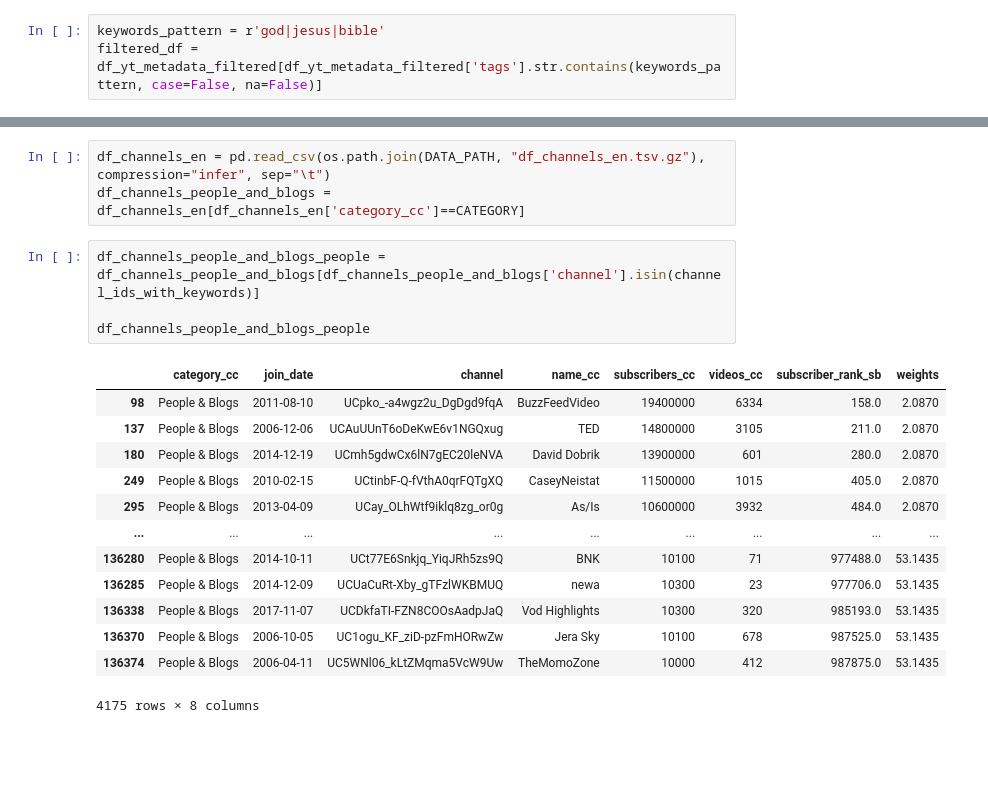
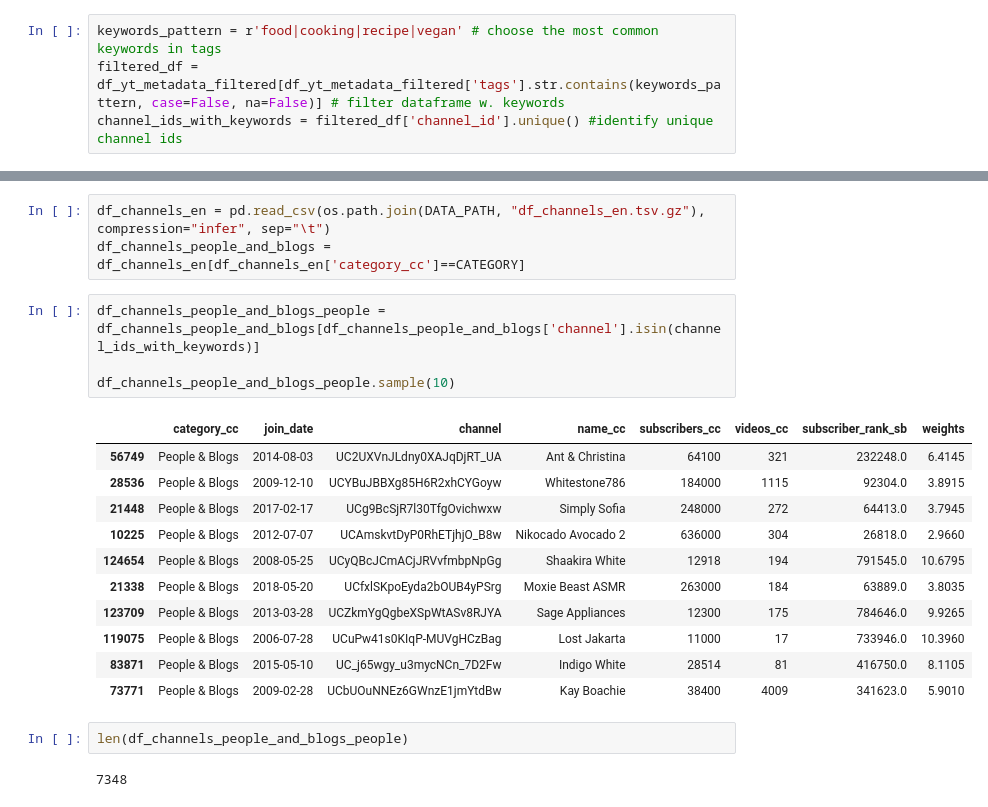
Before and after one commit to kamilmellouk/kadabros, a Jupyter notebook: tag_analysis.ipynb, the cells around one changed output, grey strips where cells are left out. Saved outputs shown, nothing was run; the diff lists cells and outputs as text; blank space fills up the shorter version.

```diff
--- a/tag_analysis.ipynb
+++ b/tag_analysis.ipynb
@@ -124,3 +115,4 @@ df_yt_metadata_filtered.head(5)
 # %%
-keywords_pattern = r'god|jesus|bible'
-filtered_df = df_yt_metadata_filtered[df_yt_metadata_filtered['tags'].str.contains(keywords_pattern, case=False, na=False)]
+keywords_pattern = r'food|cooking|recipe|vegan' # choose the most common keywords in tags
+filtered_df = df_yt_metadata_filtered[df_yt_metadata_filtered['tags'].str.contains(keywords_pattern, case=False, na=False)] # filter dataframe w. keywords
+channel_ids_with_keywords = filtered_df['channel_id'].unique() #identify unique channel ids
@@ -134,18 +142,20 @@ df_channels_people_and_blogs = df_channels_en[df_channels_en['category_cc']==CAT
 # %%
 df_channels_people_and_blogs_people = df_channels_people_and_blogs[df_channels_people_and_blogs['channel'].isin(channel_ids_with_keywords)]
 
-df_channels_people_and_blogs_people
+df_channels_people_and_blogs_people.sample(10)
 # %% [output]
 |  | category_cc | join_date | channel | name_cc | subscribers_cc | videos_cc | subscriber_rank_sb | weights |
-| 98 | People & Blogs | 2011-08-10 | UCpko_-a4wgz2u_DgDgd9fqA | BuzzFeedVideo | 19400000 | 6334 | 158.0 | 2.0870 |
-| 137 | People & Blogs | 2006-12-06 | UCAuUUnT6oDeKwE6v1NGQxug | TED | 14800000 | 3105 | 211.0 | 2.0870 |
-| 180 | People & Blogs | 2014-12-19 | UCmh5gdwCx6lN7gEC20leNVA | David Dobrik | 13900000 | 601 | 280.0 | 2.0870 |
-| 249 | People & Blogs | 2010-02-15 | UCtinbF-Q-fVthA0qrFQTgXQ | CaseyNeistat | 11500000 | 1015 | 405.0 | 2.0870 |
-| 295 | People & Blogs | 2013-04-09 | UCay_OLhWtf9iklq8zg_or0g | As/Is | 10600000 | 3932 | 484.0 | 2.0870 |
-| ... | ... | ... | ... | ... | ... | ... | ... | ... |
-| 136280 | People & Blogs | 2014-10-11 | UCt77E6Snkjq_YiqJRh5zs9Q | BNK | 10100 | 71 | 977488.0 | 53.1435 |
-| 136285 | People & Blogs | 2014-12-09 | UCUaCuRt-Xby_gTFzlWKBMUQ | newa | 10300 | 23 | 977706.0 | 53.1435 |
-| 136338 | People & Blogs | 2017-11-07 | UCDkfaTI-FZN8COOsAadpJaQ | Vod Highlights | 10300 | 320 | 985193.0 | 53.1435 |
-| 136370 | People & Blogs | 2006-10-05 | UC1ogu_KF_ziD-pzFmHORwZw | Jera Sky | 10100 | 678 | 987525.0 | 53.1435 |
-| 136374 | People & Blogs | 2006-04-11 | UC5WNl06_kLtZMqma5VcW9Uw | TheMomoZone | 10000 | 412 | 987875.0 | 53.1435 |
+| 56749 | People & Blogs | 2014-08-03 | UC2UXVnJLdny0XAJqDjRT_UA | Ant & Christina | 64100 | 321 | 232248.0 | 6.4145 |
+| 28536 | People & Blogs | 2009-12-10 | UCYBuJBBXg85H6R2xhCYGoyw | Whitestone786 | 184000 | 1115 | 92304.0 | 3.8915 |
+| 21448 | People & Blogs | 2017-02-17 | UCg9BcSjR7l30TfgOvichwxw | Simply Sofia | 248000 | 272 | 64413.0 | 3.7945 |
+| 10225 | People & Blogs | 2012-07-07 | UCAmskvtDyP0RhETjhjO_B8w | Nikocado Avocado 2 | 636000 | 304 | 26818.0 | 2.9660 |
+| 124654 | People & Blogs | 2008-05-25 | UCyQBcJCmACjJRVvfmbpNpGg | Shaakira White | 12918 | 194 | 791545.0 | 10.6795 |
+| 21338 | People & Blogs | 2018-05-20 | UCfxlSKpoEyda2bOUB4yPSrg | Moxie Beast ASMR | 263000 | 184 | 63889.0 | 3.8035 |
+| 123709 | People & Blogs | 2013-03-28 | UCZkmYgQgbeXSpWtASv8RJYA | Sage Appliances | 12300 | 175 | 784646.0 | 9.9265 |
+| 119075 | People & Blogs | 2006-07-28 | UCuPw41s0KIqP-MUVgHCzBag | Lost Jakarta | 11000 | 17 | 733946.0 | 10.3960 |
+| 83871 | People & Blogs | 2015-05-10 | UC_j65wgy_u3mycNCn_7D2Fw | Indigo White | 28514 | 81 | 416750.0 | 8.1105 |
+| 73771 | People & Blogs | 2009-02-28 | UCbUOuNNEz6GWnzE1jmYtdBw | Kay Boachie | 38400 | 4009 | 341623.0 | 5.9010 |
-4175 rows × 8 columns
+# %%
+len(df_channels_people_and_blogs_people)
+# %% [output]
+7348
```
Also changed, not shown: parts of 4 cells of this notebook.
